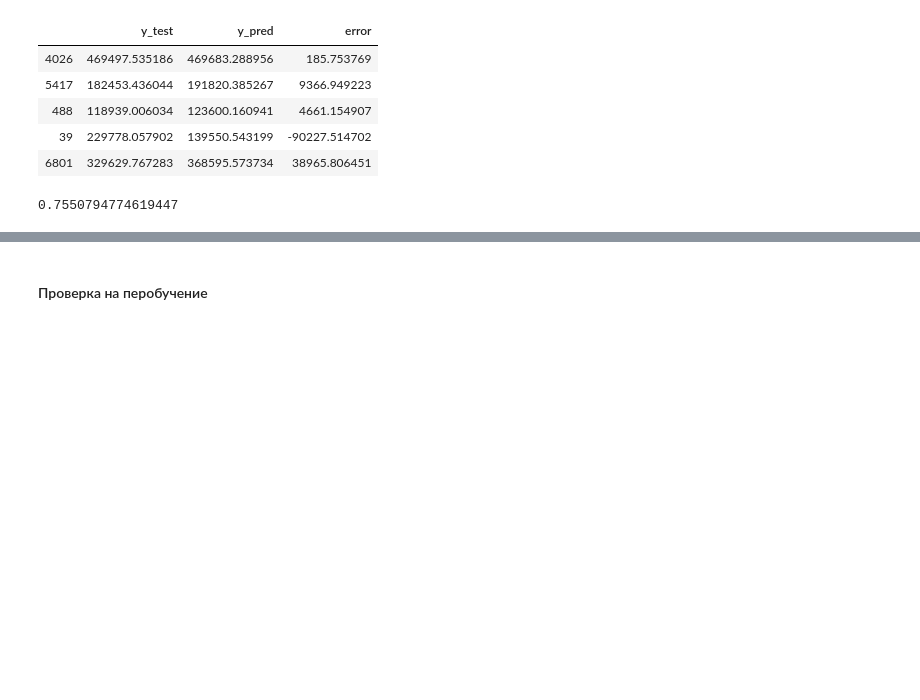
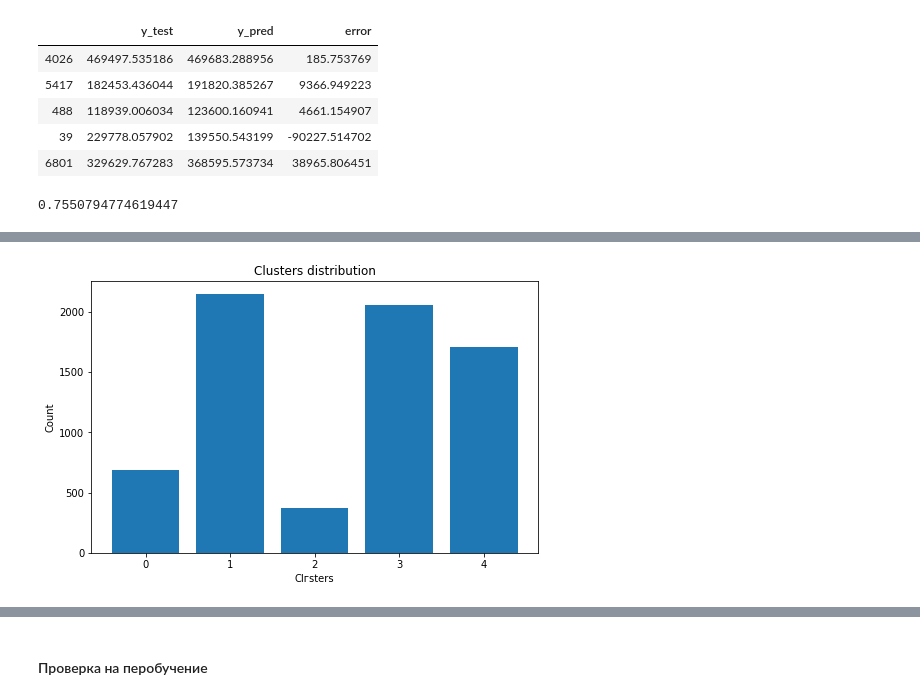
Before and after one commit to comrade747/python, a Jupyter notebook: project_task/ErshovAA_workbook.ipynb, the cells around one changed output, grey strips where cells are left out. Cells and saved outputs as stored; diff of their text form; code cells hidden in the pictures; blank space fills up the shorter version.

```diff
--- a/project_task/ErshovAA_workbook.ipynb
+++ b/project_task/ErshovAA_workbook.ipynb
@@ -122,0 +147,11 @@ def transformCategorialToBinary(dFrame, columnName):
+# %%
+def display_clusters_distribution(unique_labels, labels_counts):
+    plt.figure(figsize=(8,5))
+
+    plt.bar(unique, counts)
+
+    plt.xlabel('Clгsters')
+    plt.xticks(unique)
+    plt.ylabel('Count')
+    plt.title('Clusters distribution')
+    plt.show()
@@ -833,0 +933,5 @@ r2_score(check_test_rfr["y_test"], check_test_rfr["y_pred"])
+# %%
+unique, counts = np.unique(labels_train, return_counts=True)
+display_clusters_distribution(unique, counts)
+# %% [output]
+[figure, added]
```
Also changed, not shown: parts of 17 cells of this notebook.
